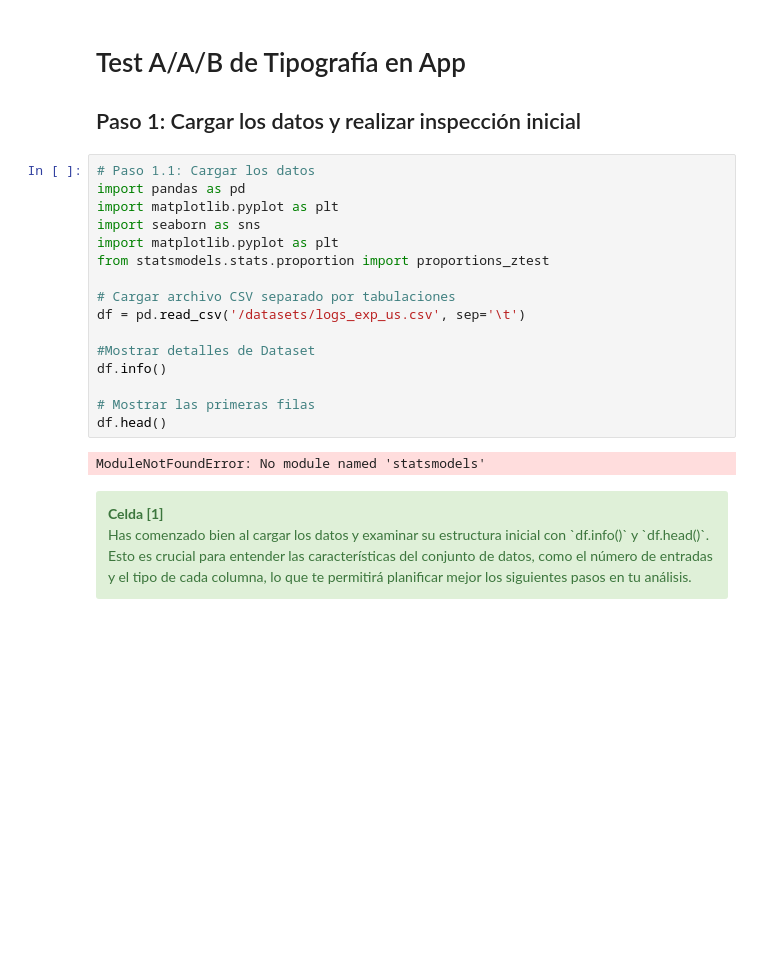
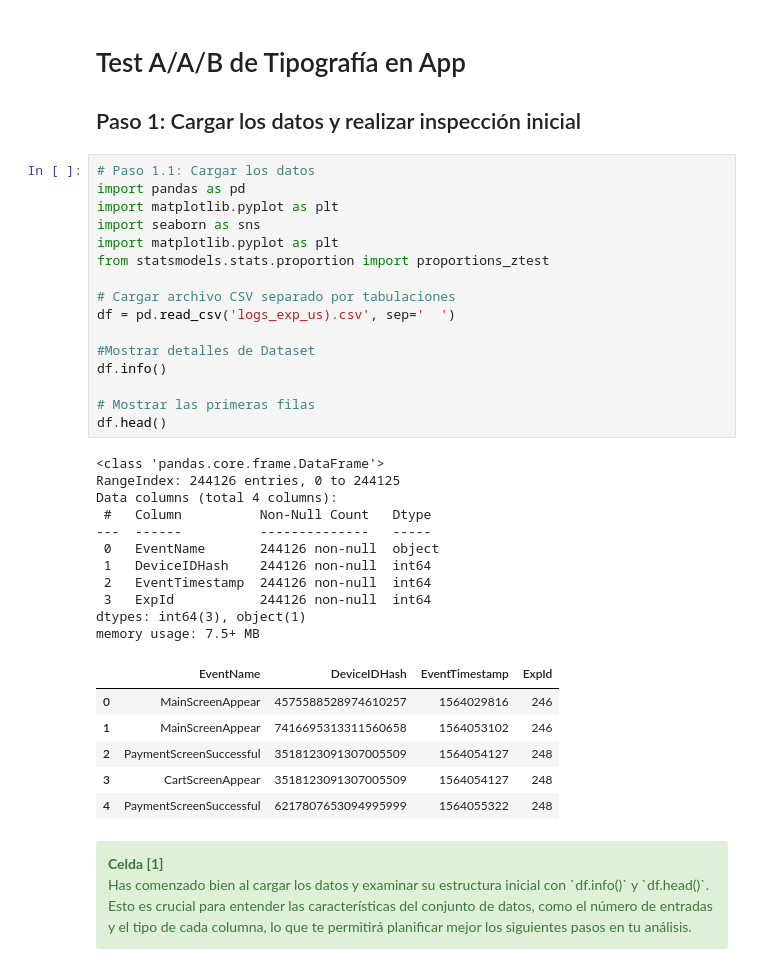
Before and after one commit to aesquivel91/ab-test-app-typography, a Jupyter notebook: AB Test App Typography.ipynb, the cells around one changed output. Drawn from its saved outputs; the diff is of its cells as text; blank space fills up the shorter version.

```diff
--- a/AB Test App Typography.ipynb
+++ b/AB Test App Typography.ipynb
@@ -4,21 +4,37 @@
 # %%
 # Paso 1.1: Cargar los datos
 import pandas as pd
 import matplotlib.pyplot as plt
 import seaborn as sns
 import matplotlib.pyplot as plt
 from statsmodels.stats.proportion import proportions_ztest
 
 # Cargar archivo CSV separado por tabulaciones
-df = pd.read_csv('/datasets/logs_exp_us.csv', sep='\t')
+df = pd.read_csv('logs_exp_us).csv', sep='	')
 
 #Mostrar detalles de Dataset
 df.info()
 
 # Mostrar las primeras filas
 df.head()
 # %% [output]
-ModuleNotFoundError: No module named 'statsmodels'
+<class 'pandas.core.frame.DataFrame'>
+RangeIndex: 244126 entries, 0 to 244125
+Data columns (total 4 columns):
+ #   Column          Non-Null Count   Dtype
+---  ------          --------------   -----
+ 0   EventName       244126 non-null  object
+ 1   DeviceIDHash    244126 non-null  int64
+ 2   EventTimestamp  244126 non-null  int64
+ 3   ExpId           244126 non-null  int64
+dtypes: int64(3), object(1)
+memory usage: 7.5+ MB
+|  | EventName | DeviceIDHash | EventTimestamp | ExpId |
+| 0 | MainScreenAppear | 4575588528974610257 | 1564029816 | 246 |
+| 1 | MainScreenAppear | 7416695313311560658 | 1564053102 | 246 |
+| 2 | PaymentScreenSuccessful | 3518123091307005509 | 1564054127 | 248 |
+| 3 | CartScreenAppear | 3518123091307005509 | 1564054127 | 248 |
+| 4 | PaymentScreenSuccessful | 6217807653094995999 | 1564055322 | 248 |
 # %% [markdown]
 <div class="alert alert-block alert-success">
 <b>Celda [1]</b> <a class="tocSkip"></a><br>
```
Also changed, not shown: parts of 4 cells of this notebook, 1 other file.
